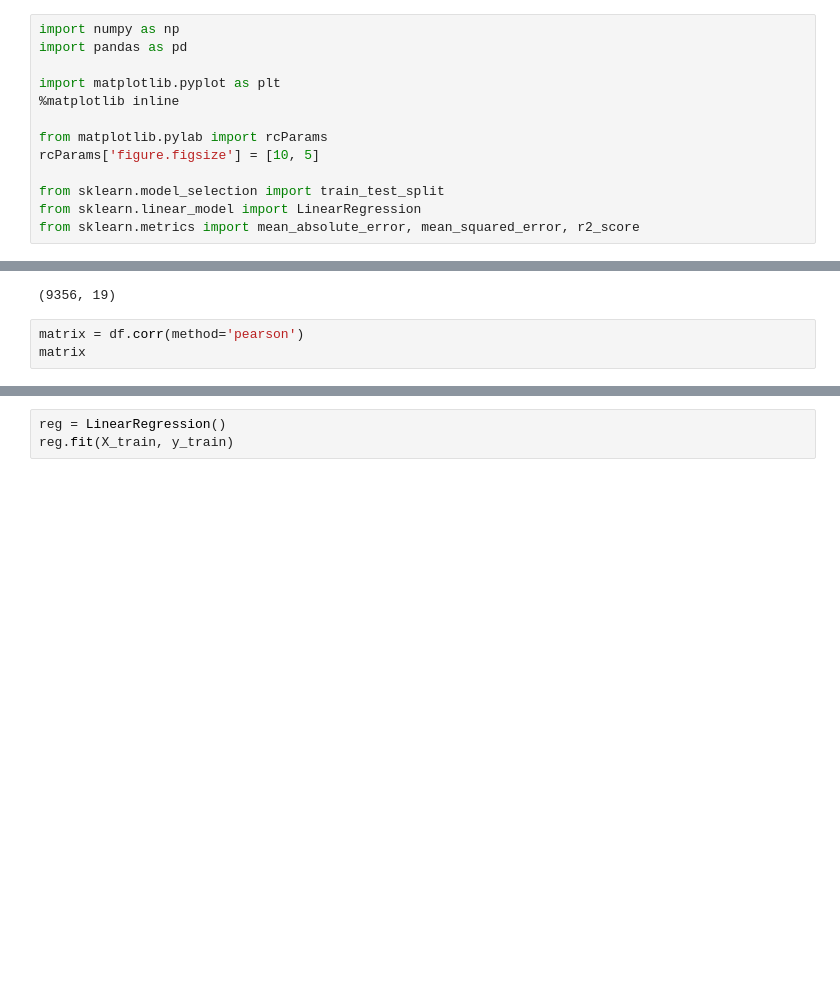
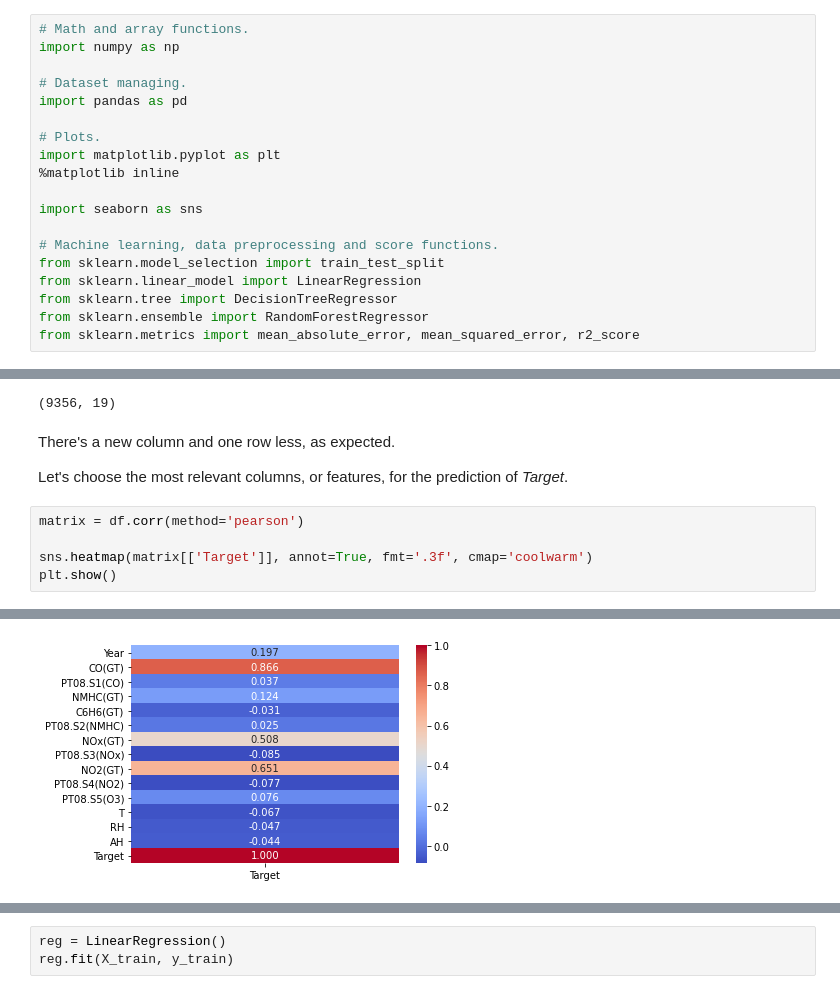
Before and after one commit to mlopez13/air_quality, a Jupyter notebook: air_quality.ipynb, the cells around one changed output, grey strips where cells are left out. Saved outputs shown, nothing was run; the diff lists cells and outputs as text; blank space fills up the shorter version.

```diff
--- a/air_quality.ipynb
+++ b/air_quality.ipynb
@@ -3,13 +9,19 @@ Data taken from: https://archive.ics.uci.edu/ml/datasets/Air+quality
 # %%
+# Math and array functions.
 import numpy as np
+
+# Dataset managing.
 import pandas as pd
 
+# Plots.
 import matplotlib.pyplot as plt
 %matplotlib inline
 
-from matplotlib.pylab import rcParams
-rcParams['figure.figsize'] = [10, 5]
+import seaborn as sns
 
+# Machine learning, data preprocessing and score functions.
 from sklearn.model_selection import train_test_split
 from sklearn.linear_model import LinearRegression
+from sklearn.tree import DecisionTreeRegressor
+from sklearn.ensemble import RandomForestRegressor
 from sklearn.metrics import mean_absolute_error, mean_squared_error, r2_score
@@ -138,7 +215,13 @@ df = df.dropna()
 df.shape
 # %% [output]
 (9356, 19)
+# %% [markdown]
+There's a new column and one row less, as expected.
+
+Let's choose the most relevant columns, or features, for the prediction of *Target*.
 # %%
 matrix = df.corr(method='pearson')
-matrix
+
+sns.heatmap(matrix[['Target']], annot=True, fmt='.3f', cmap='coolwarm')
+plt.show()
 # %% [output]
@@ -160,0 +228 @@ matrix
+[figure, added]
```
Also changed, not shown: parts of 42 cells of this notebook.
